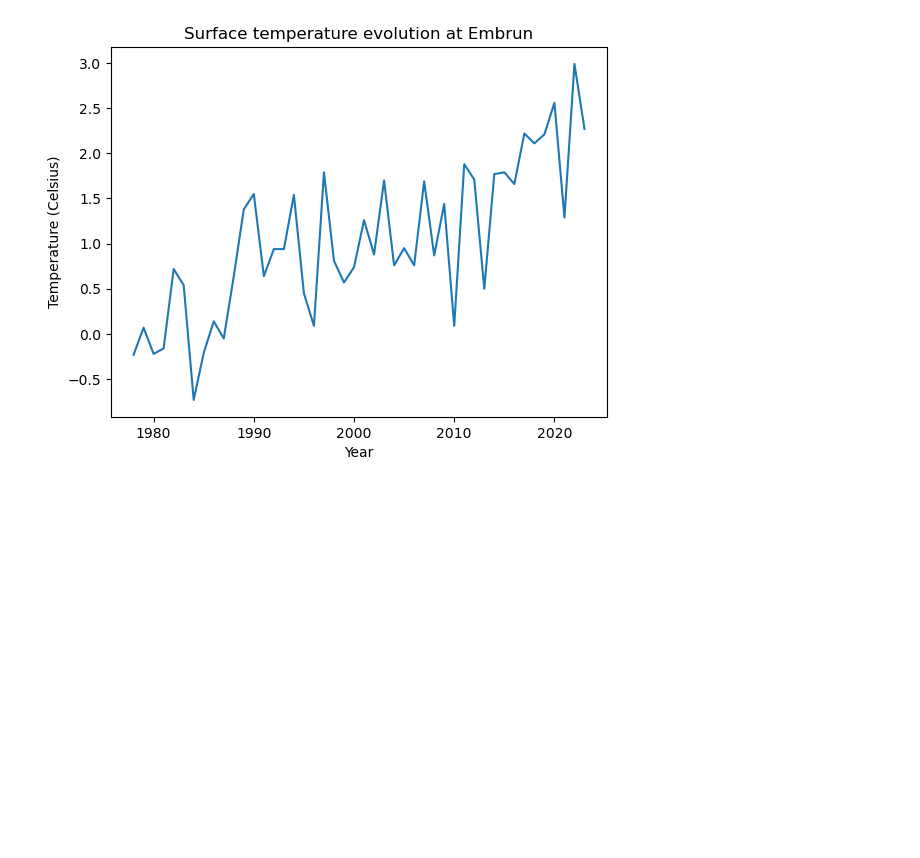
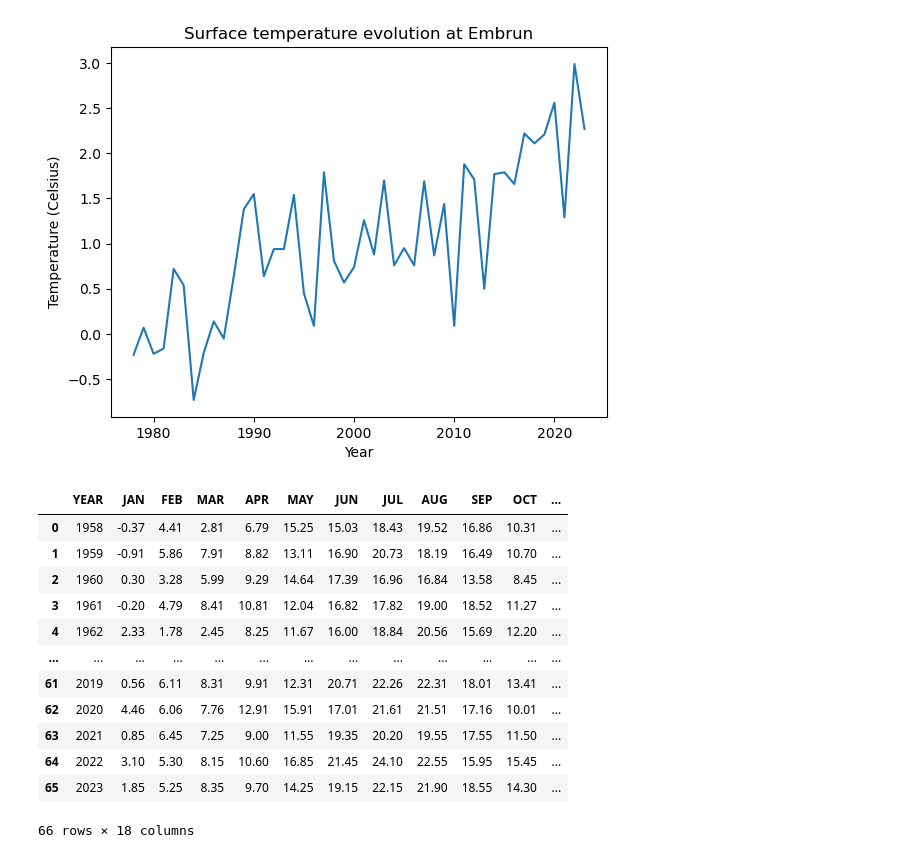
Before and after one commit to katy-030596/ERCA_Group8, a Jupyter notebook: Group8.ipynb, the cells around one changed output. Saved outputs shown, nothing was run; the diff lists cells and outputs as text; code cells hidden in the pictures; blank space fills up the shorter version.

```diff
--- a/Group8.ipynb
+++ b/Group8.ipynb
@@ -24,3 +24,19 @@ plt.title('Surface temperature evolution at Embrun')
 # %% [output]
 Text(0.5, 1.0, 'Surface temperature evolution at Embrun')
 [figure]
+# %%
+df
+# %% [output]
+|  | YEAR | JAN | FEB | MAR | APR | MAY | JUN | JUL | AUG | SEP | OCT | ... |
+| 0 | 1958 | -0.37 | 4.41 | 2.81 | 6.79 | 15.25 | 15.03 | 18.43 | 19.52 | 16.86 | 10.31 | ... |
+| 1 | 1959 | -0.91 | 5.86 | 7.91 | 8.82 | 13.11 | 16.90 | 20.73 | 18.19 | 16.49 | 10.70 | ... |
+| 2 | 1960 | 0.30 | 3.28 | 5.99 | 9.29 | 14.64 | 17.39 | 16.96 | 16.84 | 13.58 | 8.45 | ... |
+| 3 | 1961 | -0.20 | 4.79 | 8.41 | 10.81 | 12.04 | 16.82 | 17.82 | 19.00 | 18.52 | 11.27 | ... |
+| 4 | 1962 | 2.33 | 1.78 | 2.45 | 8.25 | 11.67 | 16.00 | 18.84 | 20.56 | 15.69 | 12.20 | ... |
+| ... | ... | ... | ... | ... | ... | ... | ... | ... | ... | ... | ... | ... |
+| 61 | 2019 | 0.56 | 6.11 | 8.31 | 9.91 | 12.31 | 20.71 | 22.26 | 22.31 | 18.01 | 13.41 | ... |
+| 62 | 2020 | 4.46 | 6.06 | 7.76 | 12.91 | 15.91 | 17.01 | 21.61 | 21.51 | 17.16 | 10.01 | ... |
+| 63 | 2021 | 0.85 | 6.45 | 7.25 | 9.00 | 11.55 | 19.35 | 20.20 | 19.55 | 17.55 | 11.50 | ... |
+| 64 | 2022 | 3.10 | 5.30 | 8.15 | 10.60 | 16.85 | 21.45 | 24.10 | 22.55 | 15.95 | 15.45 | ... |
+| 65 | 2023 | 1.85 | 5.25 | 8.35 | 9.70 | 14.25 | 19.15 | 22.15 | 21.90 | 18.55 | 14.30 | ... |
+66 rows × 18 columns
```
Also changed, not shown: parts of 1 cell of this notebook.
